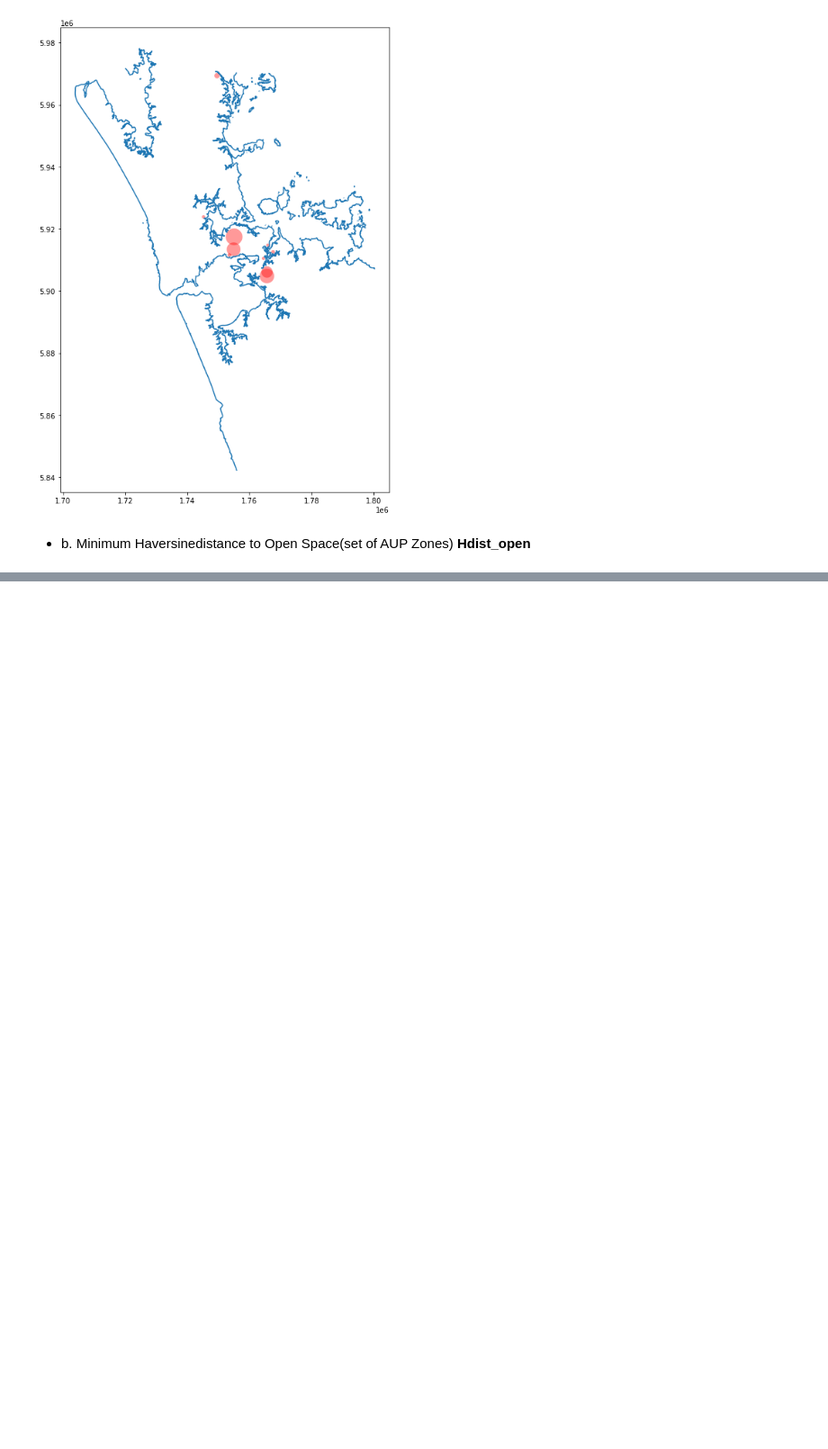
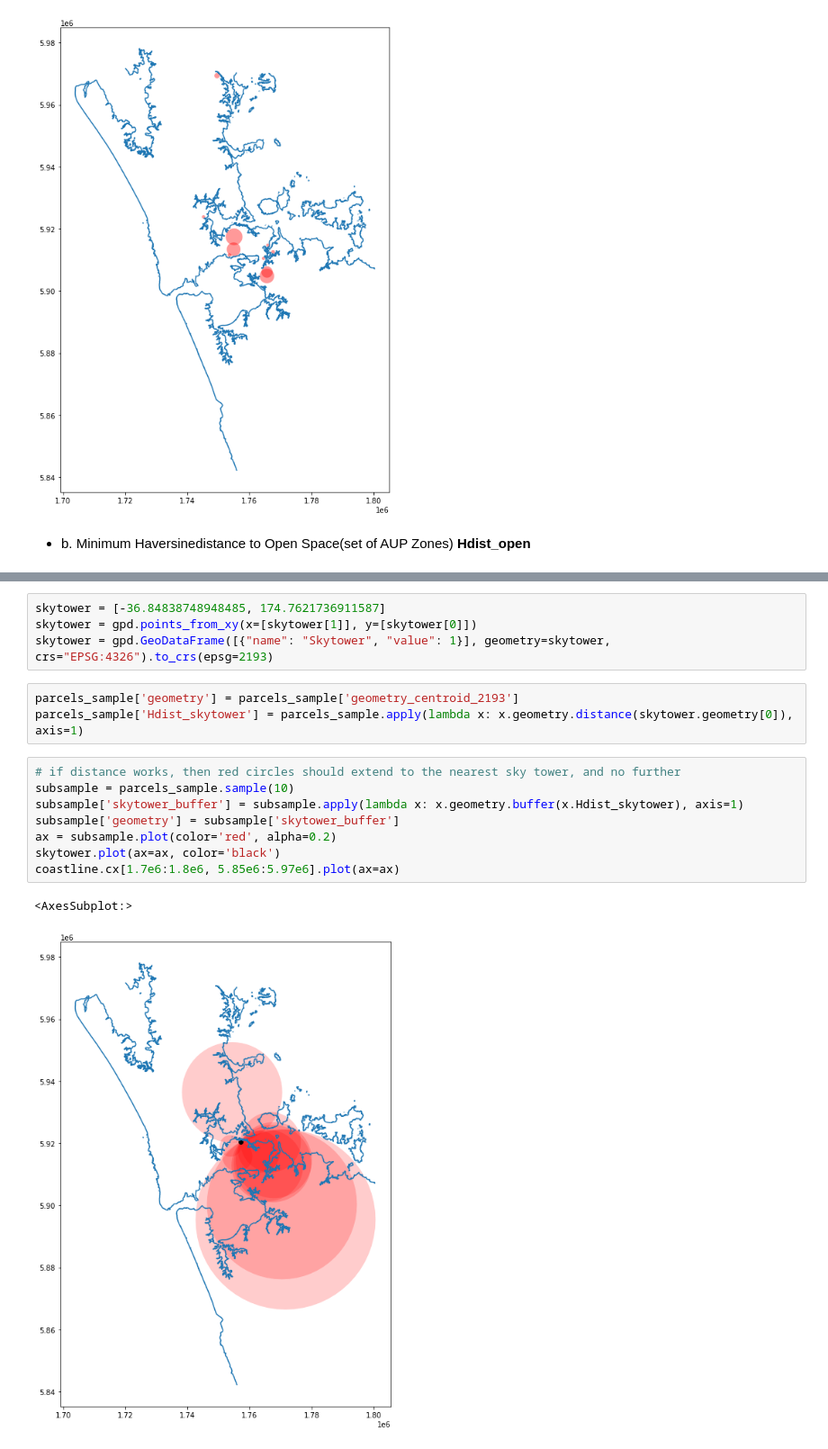
Before and after one commit to UoA-eResearch/auckland-housing, a Jupyter notebook: phase1.ipynb, the cells around one changed output, grey strips where cells are left out. Shown at 90% size. Saved outputs shown, nothing was run; the diff lists cells and outputs as text; blank space fills up the shorter version.

```diff
--- a/phase1.ipynb
+++ b/phase1.ipynb
@@ -180,0 +206,18 @@ print(series[0].distance(series[1]) / 1000)
+# %%
+skytower = [-36.84838748948485, 174.7621736911587]
+skytower = gpd.points_from_xy(x=[skytower[1]], y=[skytower[0]])
+skytower = gpd.GeoDataFrame([{"name": "Skytower", "value": 1}], geometry=skytower, crs="EPSG:4326").to_crs(epsg=2193)
+# %%
+parcels_sample['geometry'] = parcels_sample['geometry_centroid_2193']
+parcels_sample['Hdist_skytower'] = parcels_sample.apply(lambda x: x.geometry.distance(skytower.geometry[0]), axis=1)
+# %%
+# if distance works, then red circles should extend to the nearest sky tower, and no further
+subsample = parcels_sample.sample(10)
+subsample['skytower_buffer'] = subsample.apply(lambda x: x.geometry.buffer(x.Hdist_skytower), axis=1)
+subsample['geometry'] = subsample['skytower_buffer']
+ax = subsample.plot(color='red', alpha=0.2)
+skytower.plot(ax=ax, color='black')
+coastline.cx[1.7e6:1.8e6, 5.85e6:5.97e6].plot(ax=ax)
+# %% [output]
+<AxesSubplot:>
+[figure, added]
```
Also changed, not shown: parts of 18 cells of this notebook, 1 other file.
